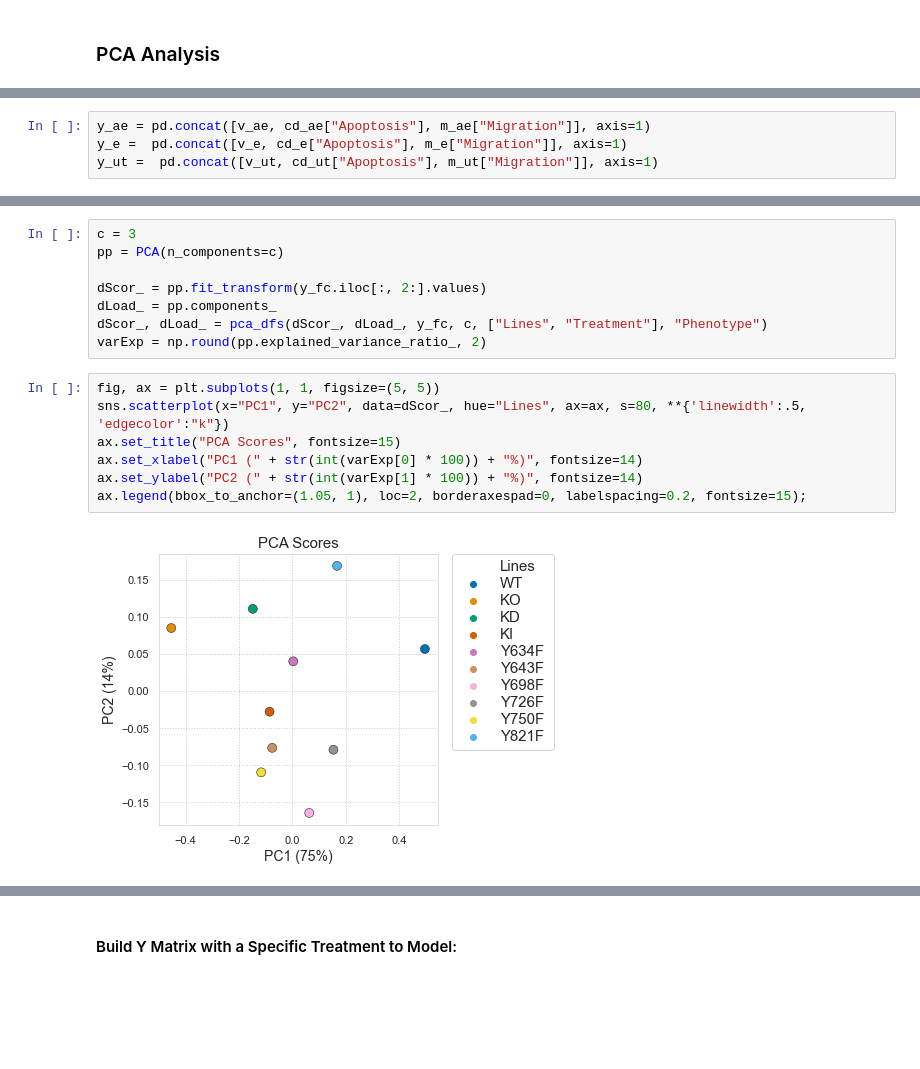
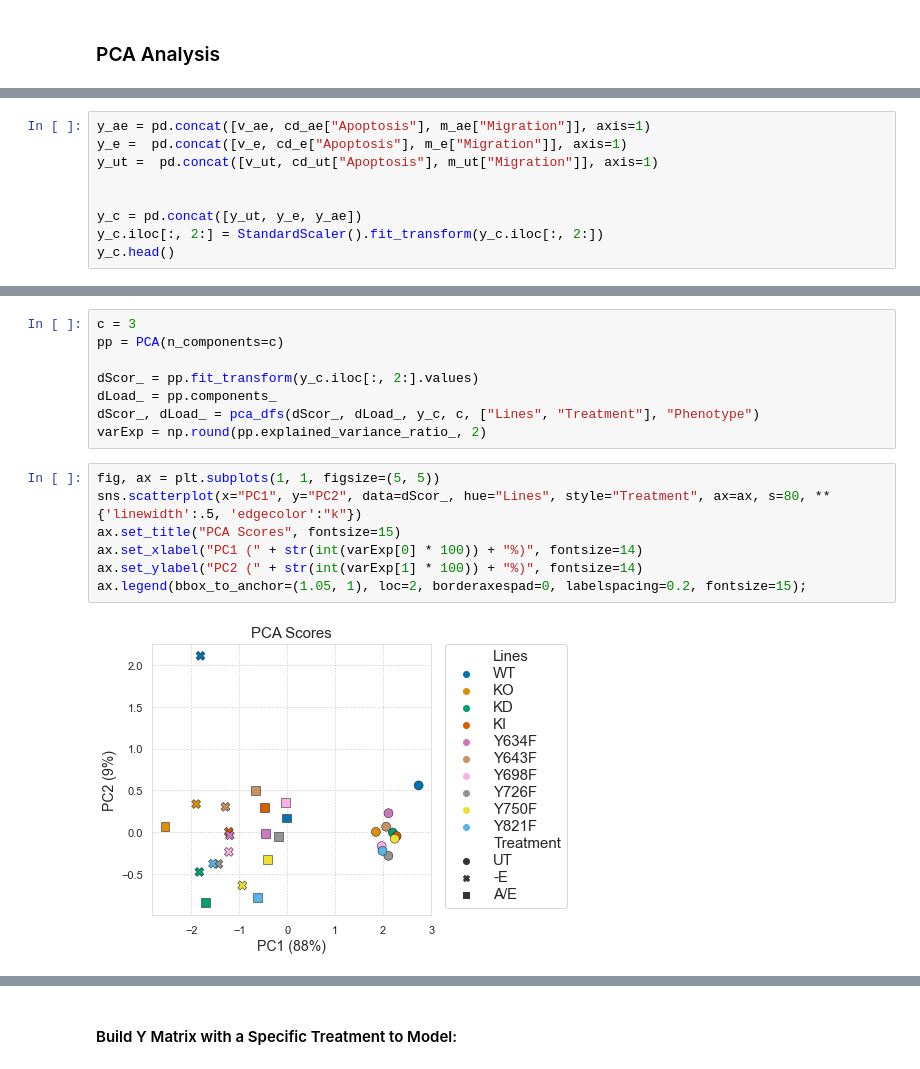
Before and after one commit to meyer-lab/DDMC, a Jupyter notebook: Fig3-AXLmodel.ipynb, the cells around one changed output, grey strips where cells are left out. Cells and saved outputs as stored; diff of their text form; blank space fills up the shorter version.

Commit message:
phenotypes PCA plot.

```diff
--- a/Fig3-AXLmodel.ipynb
+++ b/Fig3-AXLmodel.ipynb
@@ -164,3 +165,8 @@ from sklearn.decomposition import PCA
 y_ae = pd.concat([v_ae, cd_ae["Apoptosis"], m_ae["Migration"]], axis=1)
 y_e =  pd.concat([v_e, cd_e["Apoptosis"], m_e["Migration"]], axis=1)
 y_ut =  pd.concat([v_ut, cd_ut["Apoptosis"], m_ut["Migration"]], axis=1)
+
+
+y_c = pd.concat([y_ut, y_e, y_ae])
+y_c.iloc[:, 2:] = StandardScaler().fit_transform(y_c.iloc[:, 2:])
+y_c.head()
@@ -185,19 +181,19 @@ y_fc
 c = 3
 pp = PCA(n_components=c)
 
-dScor_ = pp.fit_transform(y_fc.iloc[:, 2:].values)
+dScor_ = pp.fit_transform(y_c.iloc[:, 2:].values)
 dLoad_ = pp.components_
-dScor_, dLoad_ = pca_dfs(dScor_, dLoad_, y_fc, c, ["Lines", "Treatment"], "Phenotype")
+dScor_, dLoad_ = pca_dfs(dScor_, dLoad_, y_c, c, ["Lines", "Treatment"], "Phenotype")
 varExp = np.round(pp.explained_variance_ratio_, 2)
 # %%
 fig, ax = plt.subplots(1, 1, figsize=(5, 5))
-sns.scatterplot(x="PC1", y="PC2", data=dScor_, hue="Lines", ax=ax, s=80, **{'linewidth':.5, 'edgecolor':"k"})
+sns.scatterplot(x="PC1", y="PC2", data=dScor_, hue="Lines", style="Treatment", ax=ax, s=80, **{'linewidth':.5, 'edgecolor':"k"})
 ax.set_title("PCA Scores", fontsize=15)
 ax.set_xlabel("PC1 (" + str(int(varExp[0] * 100)) + "%)", fontsize=14)
 ax.set_ylabel("PC2 (" + str(int(varExp[1] * 100)) + "%)", fontsize=14)
 ax.legend(bbox_to_anchor=(1.05, 1), loc=2, borderaxespad=0, labelspacing=0.2, fontsize=15);
 # %% [output]
-[figure, old version]
+[figure, new version]
 # %%
 fig, ax = plt.subplots(1, 1, figsize=(5, 5))
 sns.scatterplot(x="PC1", y="PC2", data=dLoad_, hue="Phenotype", ax=ax, s=80, markers=["o", "X", "d"], **{'linewidth':.5, 'edgecolor':"k"})
```
Also changed, not shown: parts of 6 cells of this notebook.
